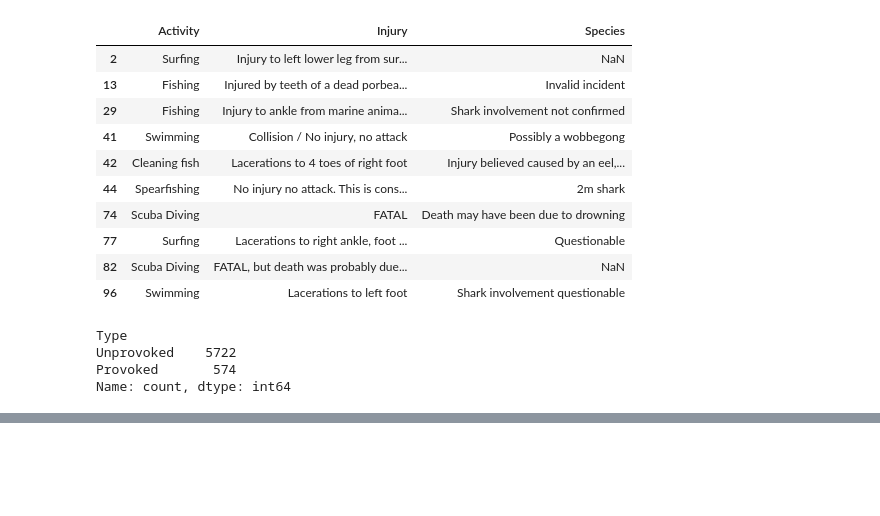
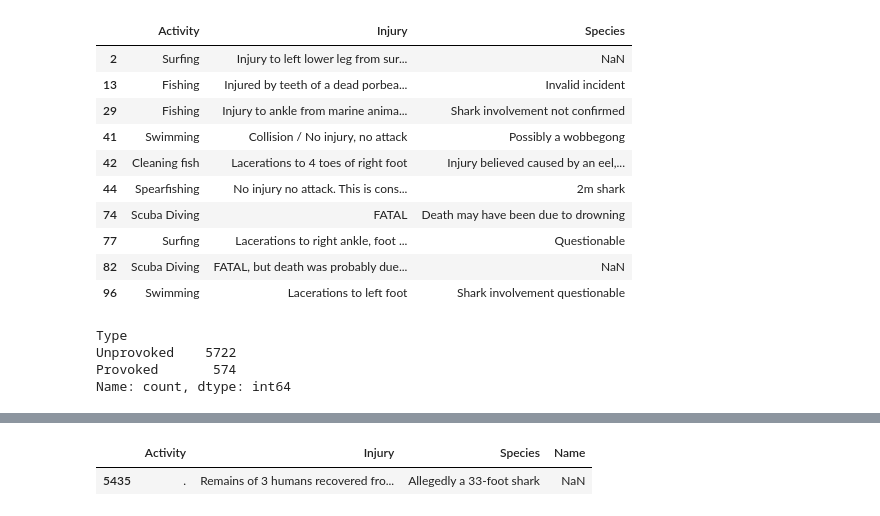
Before and after one commit to JuanGouveia/Pandas-Project, a Jupyter notebook: your-code/main.ipynb, the cells around one changed output, grey strips where cells are left out. Cells and saved outputs as stored; diff of their text form; code cells hidden in the pictures; blank space fills up the shorter version.

```diff
--- a/your-code/main.ipynb
+++ b/your-code/main.ipynb
@@ -129,0 +163,9 @@ Name: count, dtype: int64
+# %%
+valor3 = '.'
+filas_coincidentes3 = data[data['Sex'] == valor3].index          # filtrar por indice
+data_seleccionado3 = data.loc[filas_coincidentes3, ['Activity', 'Injury', 'Species ', 'Name']]
+
+data_seleccionado3
+# %% [output]
+|  | Activity | Injury | Species | Name |
+| 5435 | . | Remains of 3 humans recovered fro... | Allegedly a 33-foot shark | NaN |
```
Also changed, not shown: parts of 9 cells of this notebook.
